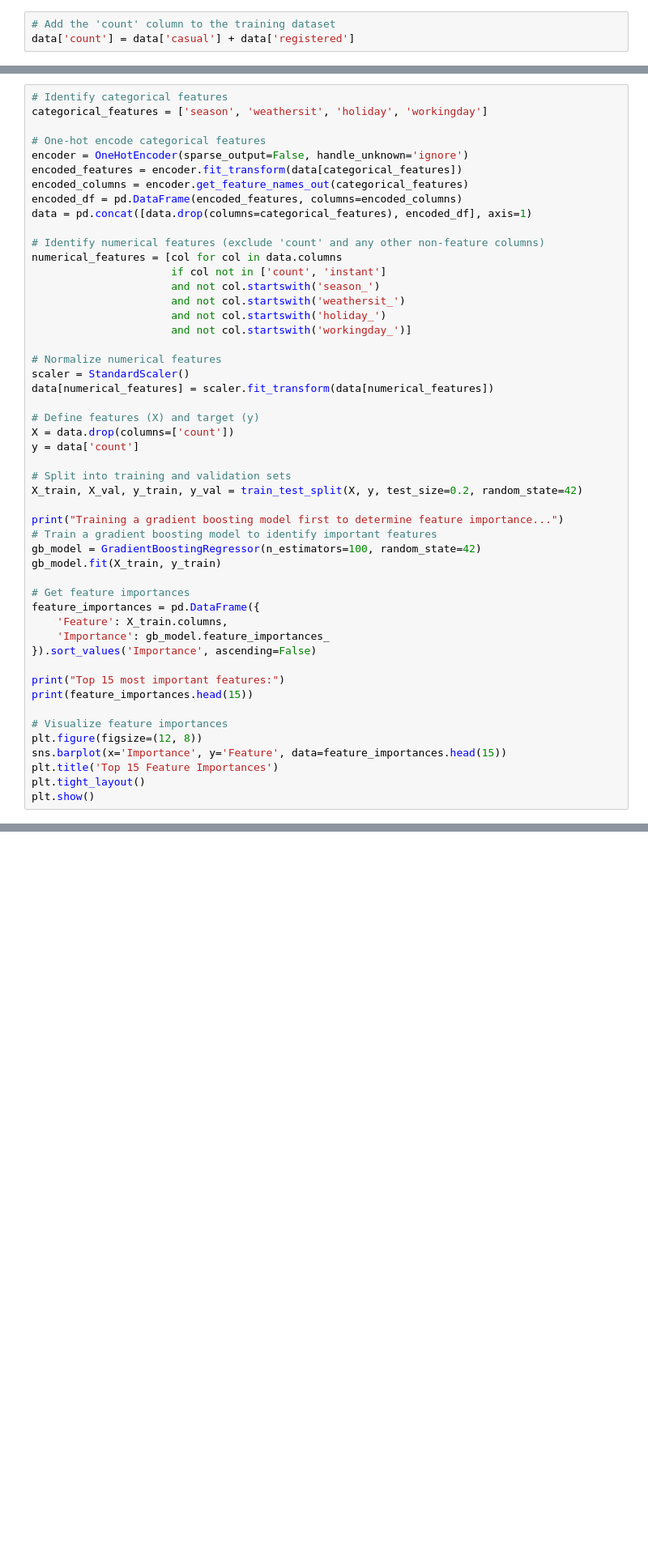
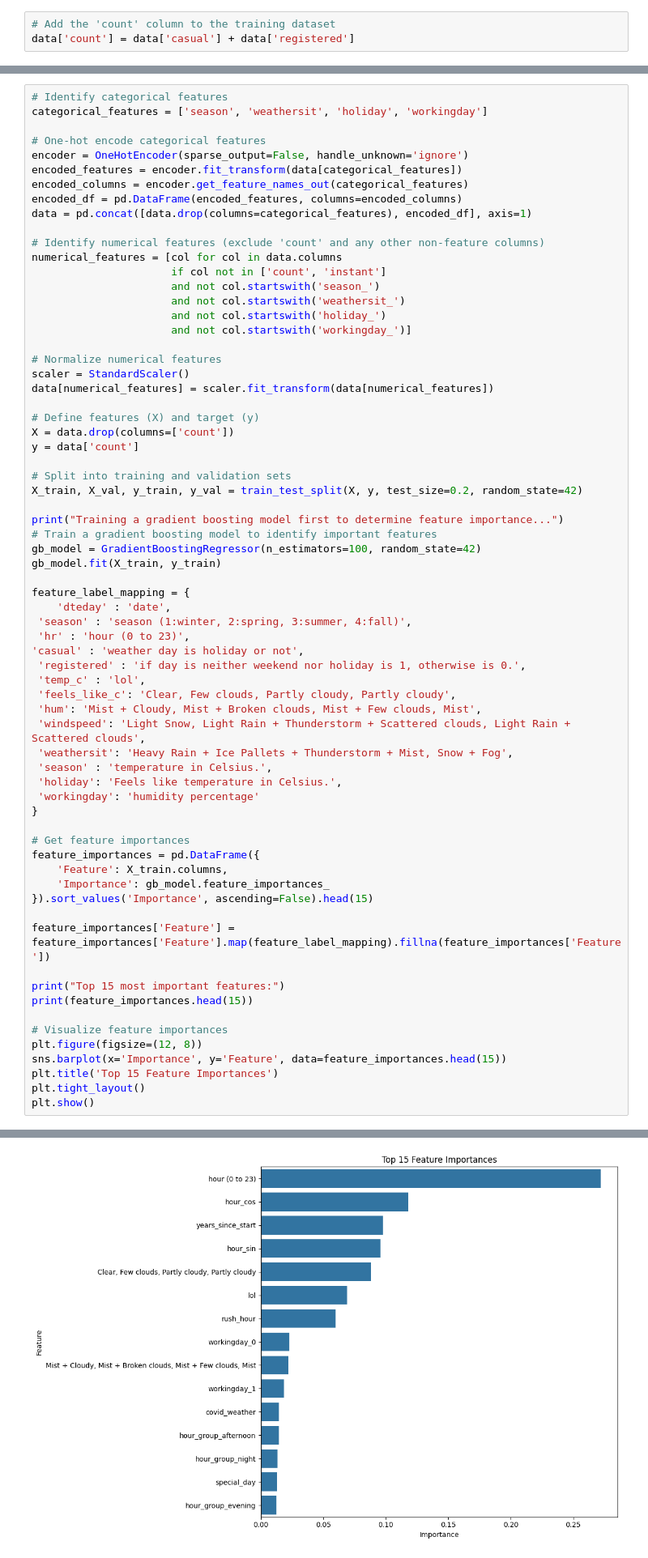
Before and after one commit to AlexJTStudent/AlexJStudent.github.io, a Jupyter notebook: Module4.ipynb, the cells around one changed output, grey strips where cells are left out. Shown at 81% size. Saved outputs shown, nothing was run; the diff lists cells and outputs as text; blank space fills up the shorter version.

```diff
--- a/Module4.ipynb
+++ b/Module4.ipynb
@@ -149,11 +180,29 @@ print("Training a gradient boosting model first to determine feature importance.
 gb_model = GradientBoostingRegressor(n_estimators=100, random_state=42)
 gb_model.fit(X_train, y_train)
 
+feature_label_mapping = {
+    'dteday' : 'date',
+ 'season' : 'season (1:winter, 2:spring, 3:summer, 4:fall)',
+ 'hr' : 'hour (0 to 23)',
+'casual' : 'weather day is holiday or not',
+ 'registered' : 'if day is neither weekend nor holiday is 1, otherwise is 0.',
+ 'temp_c' : 'lol',
+ 'feels_like_c': 'Clear, Few clouds, Partly cloudy, Partly cloudy',
+ 'hum': 'Mist + Cloudy, Mist + Broken clouds, Mist + Few clouds, Mist',
+ 'windspeed': 'Light Snow, Light Rain + Thunderstorm + Scattered clouds, Light Rain + Scattered clouds',
+ 'weathersit': 'Heavy Rain + Ice Pallets + Thunderstorm + Mist, Snow + Fog',
+ 'season' : 'temperature in Celsius.',
+ 'holiday': 'Feels like temperature in Celsius.',
+ 'workingday': 'humidity percentage'
+}
+
 # Get feature importances
 feature_importances = pd.DataFrame({
     'Feature': X_train.columns,
     'Importance': gb_model.feature_importances_
-}).sort_values('Importance', ascending=False)
+}).sort_values('Importance', ascending=False).head(15)
+
+feature_importances['Feature'] = feature_importances['Feature'].map(feature_label_mapping).fillna(feature_importances['Feature'])
 
 print("Top 15 most important features:")
 print(feature_importances.head(15))
@@ -164,3 +213,4 @@ sns.barplot(x='Importance', y='Feature', data=feature_importances.head(15))
 plt.title('Top 15 Feature Importances')
 plt.tight_layout()
 plt.show()
+# %% [output]
@@ -167,3 +235,4 @@ plt.show()
+[figure, added]
 # %%
 print("\nNow training the neural network model...")
 # Build the neural network with attention to the most important features
```
Also changed, not shown: parts of 7 cells of this notebook.
